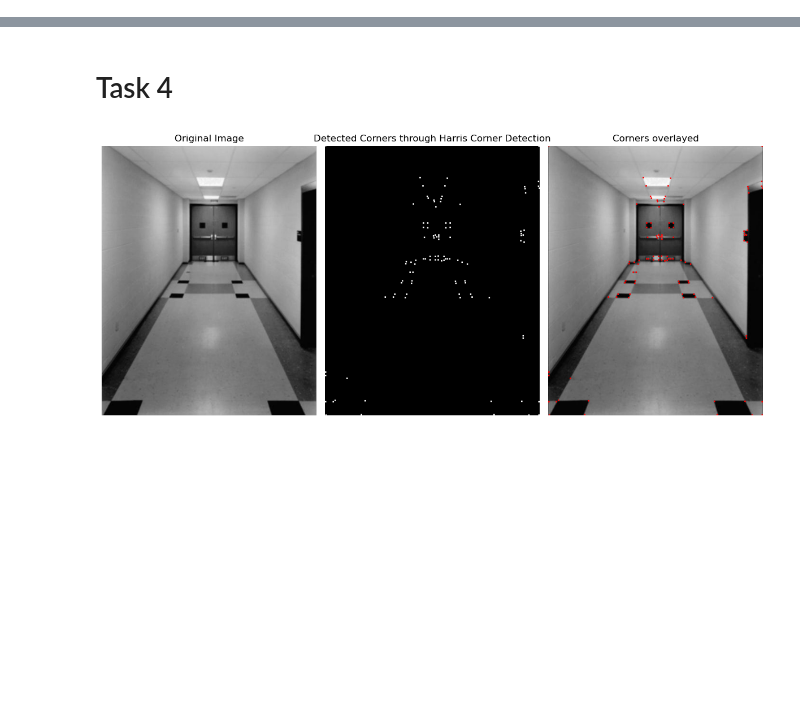
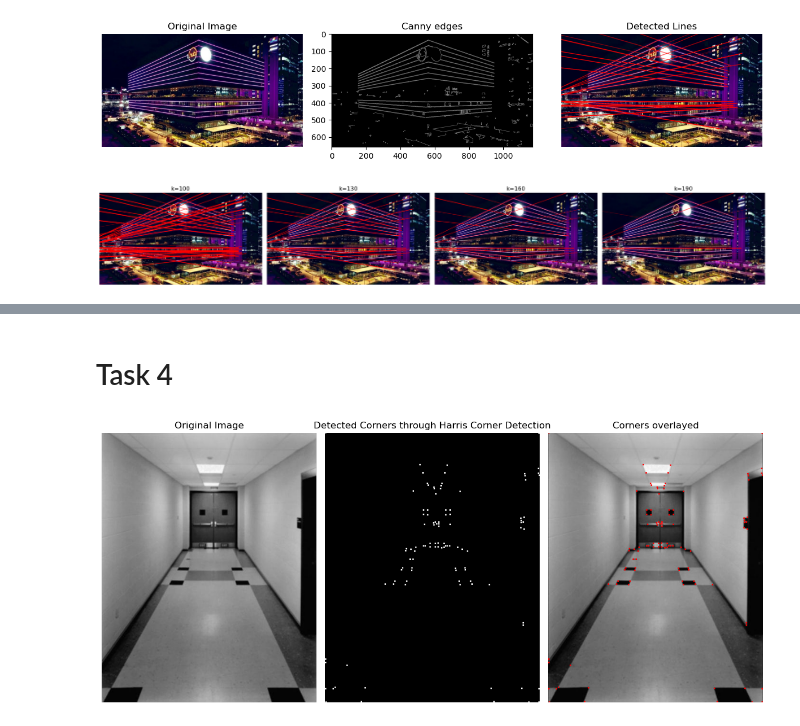
Before and after one commit to CS7-404-DIP-M24/a4-ajit-srikanth, a Jupyter notebook: main.ipynb, the cells around one changed output, grey strips where cells are left out. Saved outputs shown, nothing was run; the diff lists cells and outputs as text; code cells hidden in the pictures; blank space fills up the shorter version.

```diff
--- a/main.ipynb
+++ b/main.ipynb
@@ -4,0 +176,35 @@ import cv2
+# %%
+image_path = './images/thub.jpg'  # Replace with your image path
+thub = cv2.imread(image_path)
+
+result, edges = detect_and_highlight_lines(thub, low_threshold=300, high_threshold=900, rho = 1, theta = 180, hough_threshold=120)
+
+plt.figure(figsize=(12, 6))
+plt.subplot(131), plt.imshow(thub[...,::-1])
+plt.title('Original Image'), plt.axis('off')
+plt.subplot(132), plt.imshow(edges, cmap='gray')
+plt.title("Canny edges")
+plt.subplot(133), plt.imshow(result[...,::-1])
+plt.title('Detected Lines'), plt.axis('off')
+plt.tight_layout()
+plt.show()
+
+k_values = [100, 130, 160, 190]
+fig, axes = plt.subplots(1, len(k_values), figsize=(20, 10))
+
+for idx, k in enumerate(k_values):
+    result, edges = detect_and_highlight_lines(thub, low_threshold=300, high_threshold=900, rho = 1, theta = 180, hough_threshold=k)
+
+    # axes[0, idx].imshow(edges, cmap='gray')
+    # axes[0, idx].set_title(f'k={k}')
+    # axes[0, idx].axis('off')
+
+    axes[idx].imshow(result[...,::-1])
+    axes[idx].set_title(f'k={k}')
+    axes[idx].axis('off')
+
+plt.tight_layout()
+plt.show()
+# %% [output]
+[figure, added]
+[figure, added]
```
Also changed, not shown: parts of 15 cells of this notebook, 5 other files.
